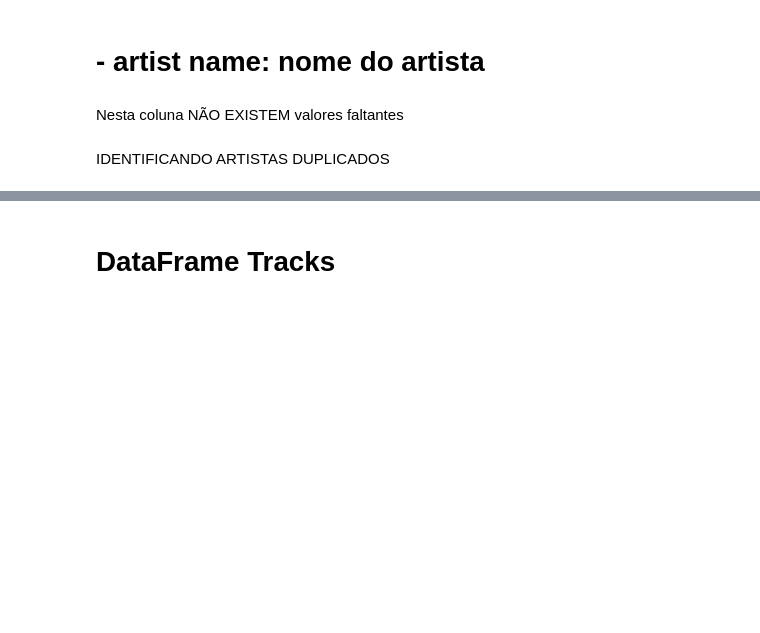
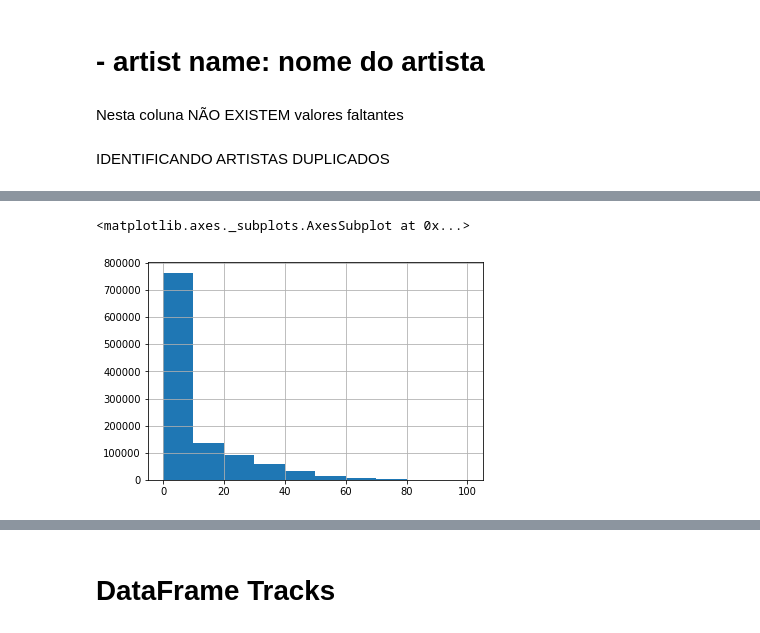
Before and after one commit to jpborgesmoura/recsys_spotify, a Jupyter notebook: Notebook/RecSys_Spotify.ipynb, the cells around one changed output, grey strips where cells are left out. Cells and saved outputs as stored; diff of their text form; code cells hidden in the pictures; blank space fills up the shorter version.

```diff
--- a/Notebook/RecSys_Spotify.ipynb
+++ b/Notebook/RecSys_Spotify.ipynb
@@ -290,0 +296,5 @@ df_artists.loc[df_artists["name"] == '$kinny']
+# %%
+df_artists["popularity"].hist()
+# %% [output]
+<matplotlib.axes._subplots.AxesSubplot at 0x...>
+[figure, added]
```
Also changed, not shown: parts of 16 cells of this notebook.
